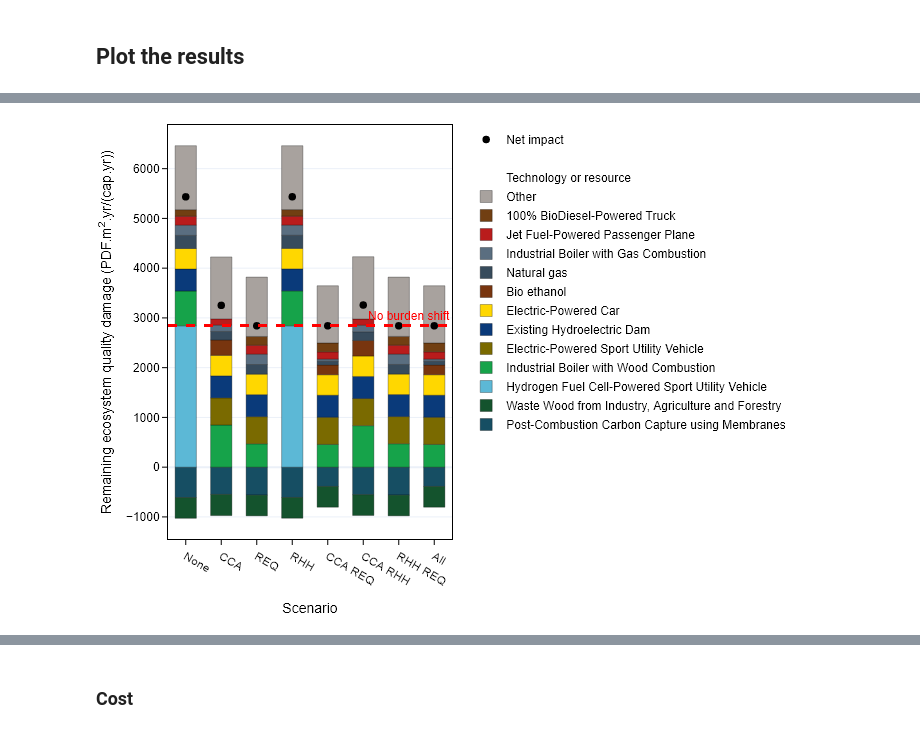
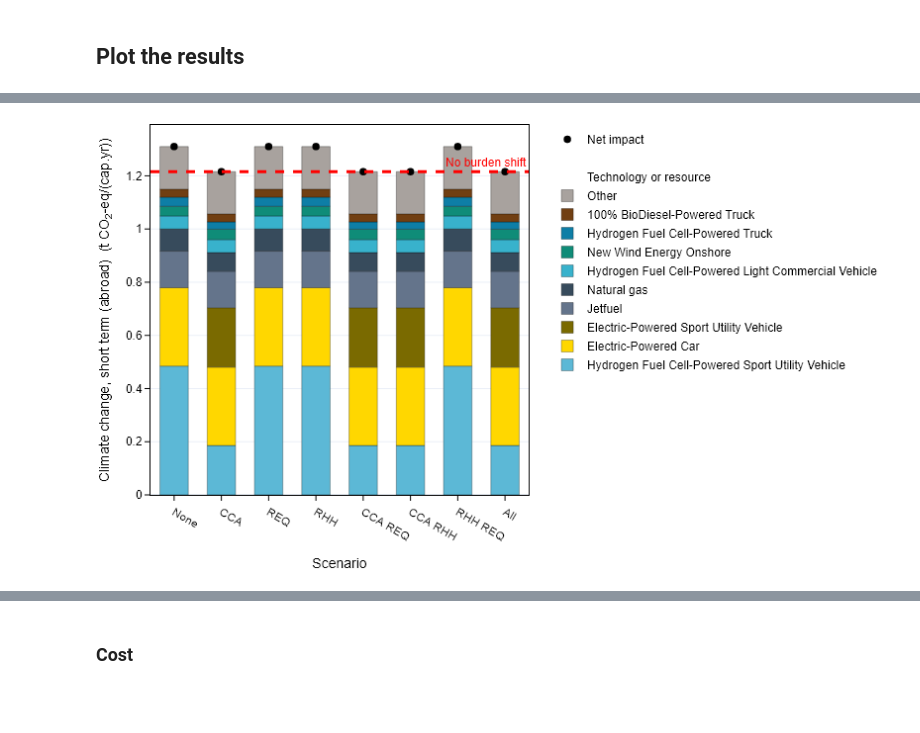
Before and after one commit to CIRAIG/EnergyScope-Quebec, a Jupyter notebook: projects/lca/04_Burden_shifting/01_Notebooks/02_Assess_burden_shifts.ipynb, the cells around one changed output, grey strips where cells are left out. Cells and saved outputs as stored; diff of their text form; code cells hidden in the pictures; blank space fills up the shorter version.

Commit message:
chore(lca): (wip) going towards distribution results across IAMs and SSP-RCP scenarios

```diff
--- a/projects/lca/04_Burden_shifting/01_Notebooks/02_Assess_burden_shifts.ipynb
+++ b/projects/lca/04_Burden_shifting/01_Notebooks/02_Assess_burden_shifts.ipynb
@@ -272,10 +362,3 @@ import plotly.io as pio
 import plotly.express as px
 import plotly.graph_objs as go
 pio.renderers.default = "png"
-# %%
-for distance_level in ['_SD', '_MD', '_LD', '_ELD']:
-    model['Name'] = model['Name'].str.replace(distance_level, '')
-    model['Flow'] = model['Flow'].str.replace(distance_level, '')
-model.drop_duplicates(inplace=True)
-
-model['Name'] = model['Name'].replace(es_tech_name_dict)
@@ -447,0 +367,17 @@ Downcasting object dtype arrays on .fillna, .ffill, .bfill is deprecated and wil
+# %%
+for policy_scenario, model, pathway in scenarios:
+
+    df_sankey = generate_sankey_flows(
+        results=results_dict[policy_scenario][model][pathway]['results'],
+        aggregate_mobility=True,
+        aggregate_grid=True,
+        aggregate_technology=True,
+        run_id=0,
+    )
+    df_sankey['source (long)'] = df_sankey.apply(lambda x: es_tech_name_dict[x['source']] if x['source'] in es_tech_name_dict else x['source'], axis=1)
+    df_sankey['target (long)'] = df_sankey.apply(lambda x: es_tech_name_dict[x['target']] if x['target'] in es_tech_name_dict else x['target'], axis=1)
+
+    fig = _create_sankey_figure(df_sankey, colors=default_colors_sankey, long_names=True)
+
+    if save_results:
+        fig.write_html(f'../03_Results/Figures/2050/sankey_{model}_{pathway}_{policy_scenario}.html')
@@ -449,4 +387,3 @@ Downcasting object dtype arrays on .fillna, .ffill, .bfill is deprecated and wil
 df_total_impact['Climate change, short term, total'] *= 1e3 / N_capita_2050  # convert to t CO2 eq. per capita and per year
 df_total_impact['Climate change, short term, total (abroad)'] *= 1e3 / N_capita_2050
 df_total_impact['Climate change, short term, total (territorial)'] *= 1e3 / N_capita_2050
-limits['CCA'] *= 1e3 / N_capita_2050
@@ -484,0 +390,5 @@ plot_contribution_by_sector(
+# %%
+for bg_scenario in background_scenarios_list:
+    limits[bg_scenario['model']][bg_scenario['pathway']]['REQ'] *= 1e6 / N_capita_2050
+    limits[bg_scenario['model']][bg_scenario['pathway']]['RHH'] *= 1e6 / N_capita_2050
+    limits[bg_scenario['model']][bg_scenario['pathway']]['CCA'] *= 1e3 / N_capita_2050
@@ -740,31 +441,0 @@ if save_results:
-# %%
-fig = plot_contribution_by_sector(
-    df=df_total_impact,
-    imp_cat='Remaining ecosystem quality',
-    save_results=save_results,
-    group_by='index',
-    cutoff=0.03,
-    showlegend=True,
-    show_direct_marker=False,
-    show_total_marker=True,
-    multiple_rcp=False,
-    study='burden',
-    x_label_name='Scenario',
-    return_fig=True,
-    show_fig=False,
-)
-
-fig.add_hline(y=limits['REQ'], line_width=3, line_dash="dash", line_color='red', annotation_text='No burden shift', annotation=dict(font_color='red'))
-
-fig.show()
-
-if save_results:
-    fig.write_image(f'../03_Results/Figures/index_contrib_remaining_ecosystem_quality_2050.pdf')
-    fig.update_layout(width=None, height=None)
-    fig.write_html(
-        f'../03_Results/Figures/index_contrib_remaining_ecosystem_quality_2050.html',
-        include_plotlyjs=True,
-        full_html=True,
-    )
-# %% [output]
-[figure, removed]
@@ -770,0 +446,4 @@ if save_results:
+# %%
+plot_contribution_by_sector_burden('remind', 'SSP2-PkBudg1000', 'Climate change, short term, total (abroad)')
+# %% [output]
+[figure, added]
```
Also changed, not shown: parts of 62 cells of this notebook.
